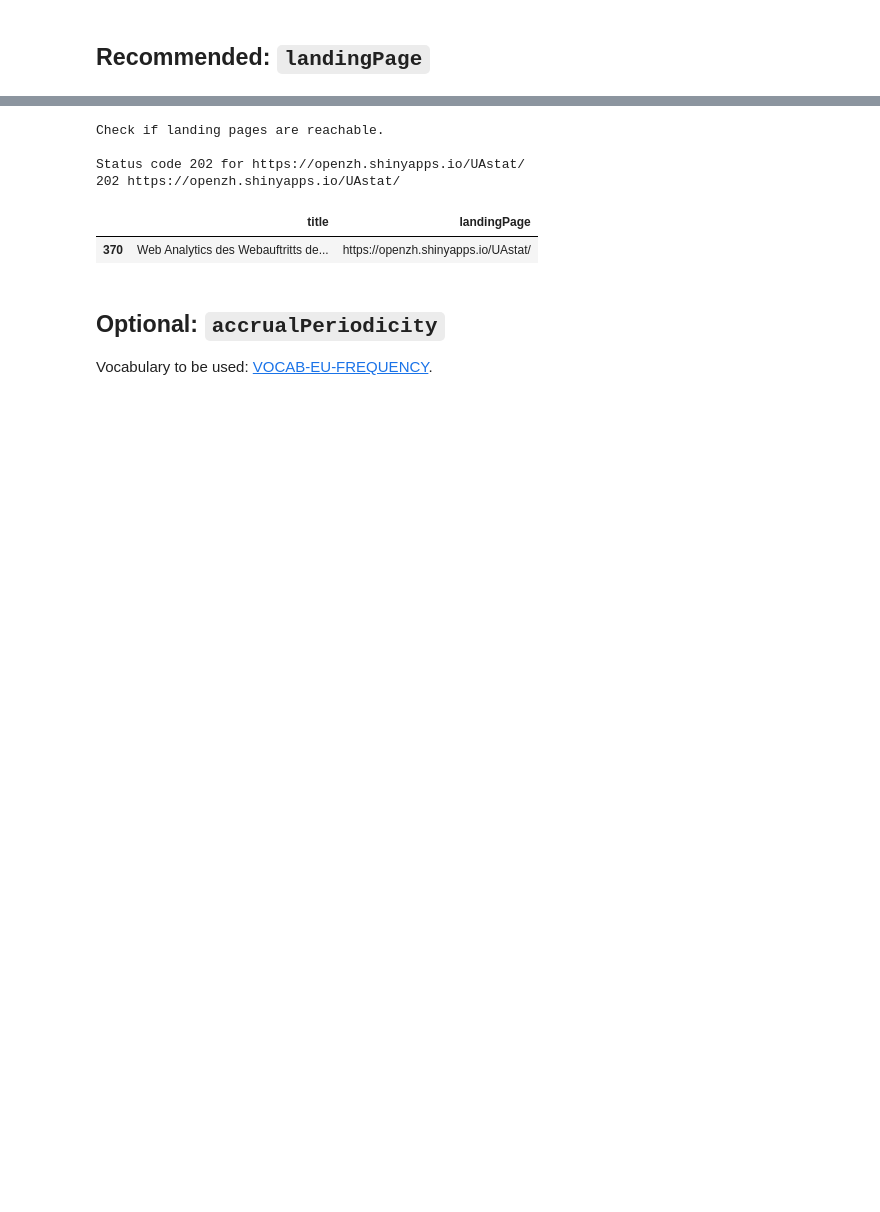
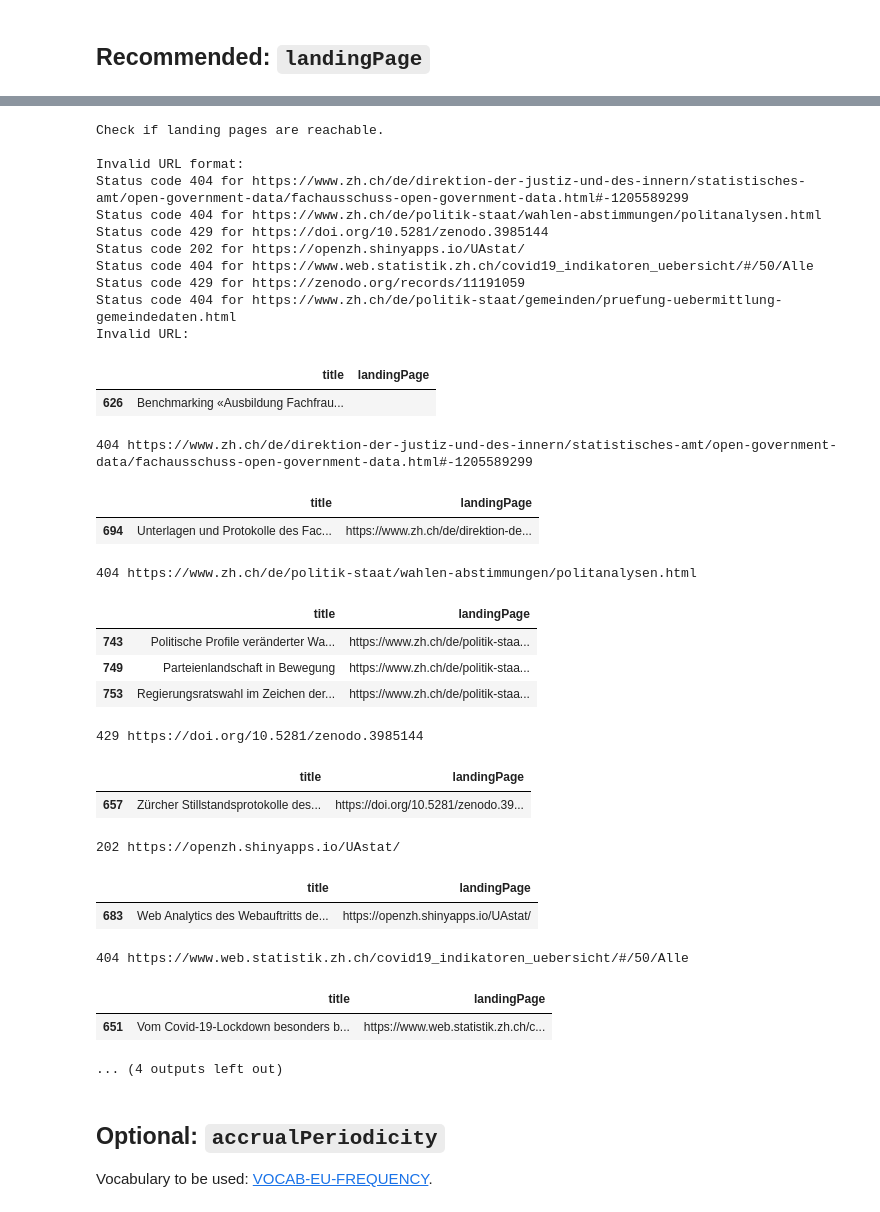
Before and after one commit to machinelearningZH/ogd_ai-analyzer, a Jupyter notebook: 01_mdv_eda.ipynb, the cells around one changed output, grey strips where cells are left out. Drawn from its saved outputs; the diff is of its cells as text; code cells hidden in the pictures; blank space fills up the shorter version.

```diff
--- a/01_mdv_eda.ipynb
+++ b/01_mdv_eda.ipynb
@@ -1198,36 +1198,98 @@ Here are the first 10:
 # %%
 # Check if landing pages are reachable.
 
 print("Check if landing pages are reachable.\n")
 landing_pages = list(set(df.landingPage.dropna().to_list()))
 errors = []
+invalid_urls = []
+
 for page in landing_pages:
-    res = requests.get(page)
-    if res.status_code != 200:
-        print(f"Status code {res.status_code} for {page}")
-        errors.append((res.status_code, page))
+    # Validate URL format
+    try:
+        parsed = urlparse(page)
+        if not all([parsed.scheme, parsed.netloc]):
+            print(f"Invalid URL format: {page}")
+            invalid_urls.append(page)
+            continue
+    except Exception as e:
+        print(f"Invalid URL format: {page} - {e}")
+        invalid_urls.append(page)
+        continue
 
+    # Check if URL is reachable
+    try:
+        res = requests.get(page)
+        if res.status_code != 200:
+            print(f"Status code {res.status_code} for {page}")
+            errors.append((res.status_code, page))
+    except Exception as e:
+        print(f"Request failed for {page}: {e}")
+        errors.append(("error", page))
+
+# Add invalid URL issues
+for page in invalid_urls:
+    print(f"Invalid URL: {page}")
+    display(df[df.landingPage == page][["title", "landingPage"]])
+
+    # Add issues to the list.
+    issues.extend(
+        [
+            (
+                x,
+                f"Invalid URL format in landingPage: {page}",
+                "Landing page issue",
+            )
+            for x in df[df.landingPage == page].identifier
+        ]
+    )
+
+# Add unreachable URL issues
 for status_code, page in errors:
     print(status_code, page)
     display(df[df.landingPage == page][["title", "landingPage"]])
 
     # Add issues to the list.
     issues.extend(
         [
             (
                 x,
                 f"landingPage not reachable: {status_code} - {page}",
                 "Landing page issue",
             )
             for x in df[df.landingPage == page].identifier
         ]
     )
 # %% [output]
 Check if landing pages are reachable.
 
+Invalid URL format:
+Status code 404 for https://www.zh.ch/de/direktion-der-justiz-und-des-innern/statistisches-amt/open-government-data/fachausschuss-open-government-data.html#-1205589299
+Status code 404 for https://www.zh.ch/de/politik-staat/wahlen-abstimmungen/politanalysen.html
+Status code 429 for https://doi.org/10.5281/zenodo.3985144
 Status code 202 for https://openzh.shinyapps.io/UAstat/
-202 https://openzh.shinyapps.io/UAstat/
+Status code 404 for https://www.web.statistik.zh.ch/covid19_indikatoren_uebersicht/#/50/Alle
+Status code 429 for https://zenodo.org/records/11191059
+Status code 404 for https://www.zh.ch/de/politik-staat/gemeinden/pruefung-uebermittlung-gemeindedaten.html
+Invalid URL:
 |  | title | landingPage |
-| 370 | Web Analytics des Webauftritts de... | https://openzh.shinyapps.io/UAstat/ |
+| 626 | Benchmarking «Ausbildung Fachfrau... |  |
+404 https://www.zh.ch/de/direktion-der-justiz-und-des-innern/statistisches-amt/open-government-data/fachausschuss-open-government-data.html#-1205589299
+|  | title | landingPage |
+| 694 | Unterlagen und Protokolle des Fac... | https://www.zh.ch/de/direktion-de... |
+404 https://www.zh.ch/de/politik-staat/wahlen-abstimmungen/politanalysen.html
+|  | title | landingPage |
+| 743 | Politische Profile veränderter Wa... | https://www.zh.ch/de/politik-staa... |
+| 749 | Parteienlandschaft in Bewegung | https://www.zh.ch/de/politik-staa... |
+| 753 | Regierungsratswahl im Zeichen der... | https://www.zh.ch/de/politik-staa... |
+429 https://doi.org/10.5281/zenodo.3985144
+|  | title | landingPage |
+| 657 | Zürcher Stillstandsprotokolle des... | https://doi.org/10.5281/zenodo.39... |
+202 https://openzh.shinyapps.io/UAstat/
+|  | title | landingPage |
+| 683 | Web Analytics des Webauftritts de... | https://openzh.shinyapps.io/UAstat/ |
+404 https://www.web.statistik.zh.ch/covid19_indikatoren_uebersicht/#/50/Alle
+|  | title | landingPage |
+| 651 | Vom Covid-19-Lockdown besonders b... | https://www.web.statistik.zh.ch/c... |
+... (4 outputs left out)
 # %% [markdown]
 ## Optional: `accrualPeriodicity`
```
Also changed, not shown: parts of 63 cells of this notebook, 13 other files.
